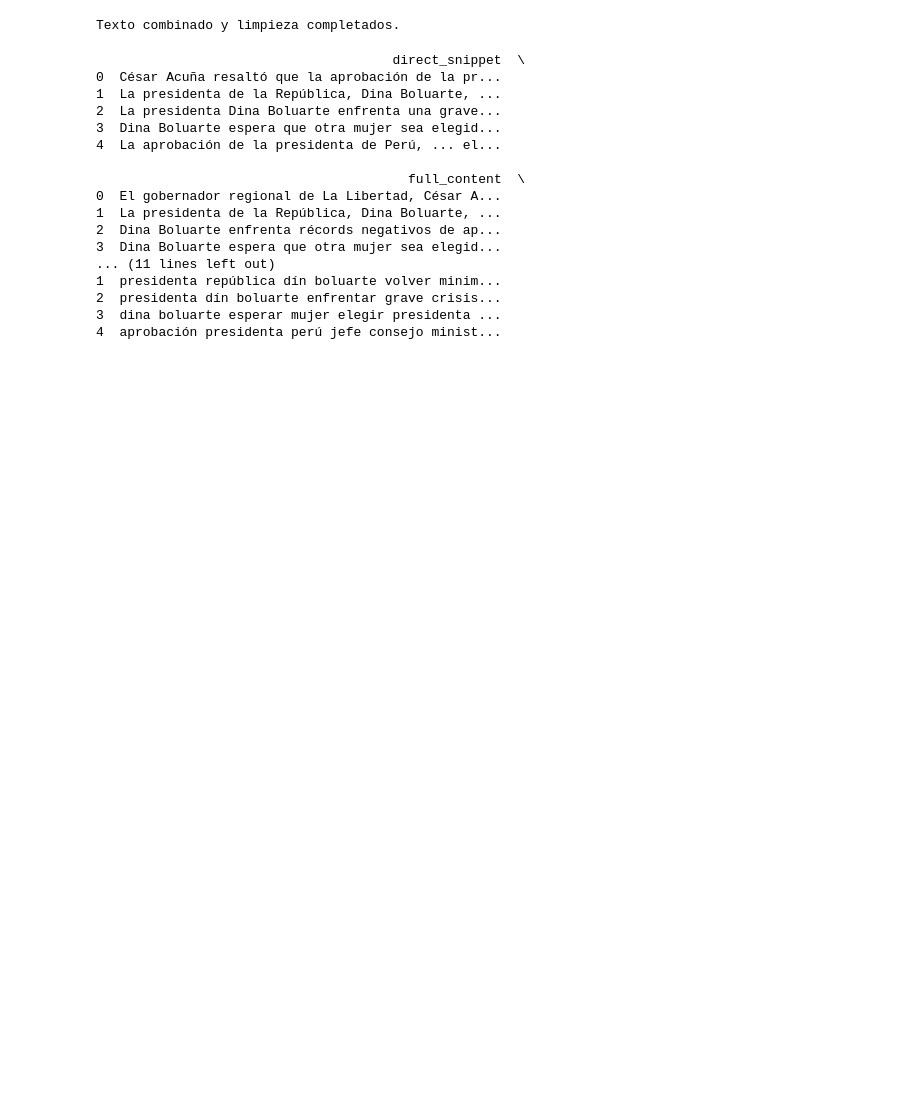
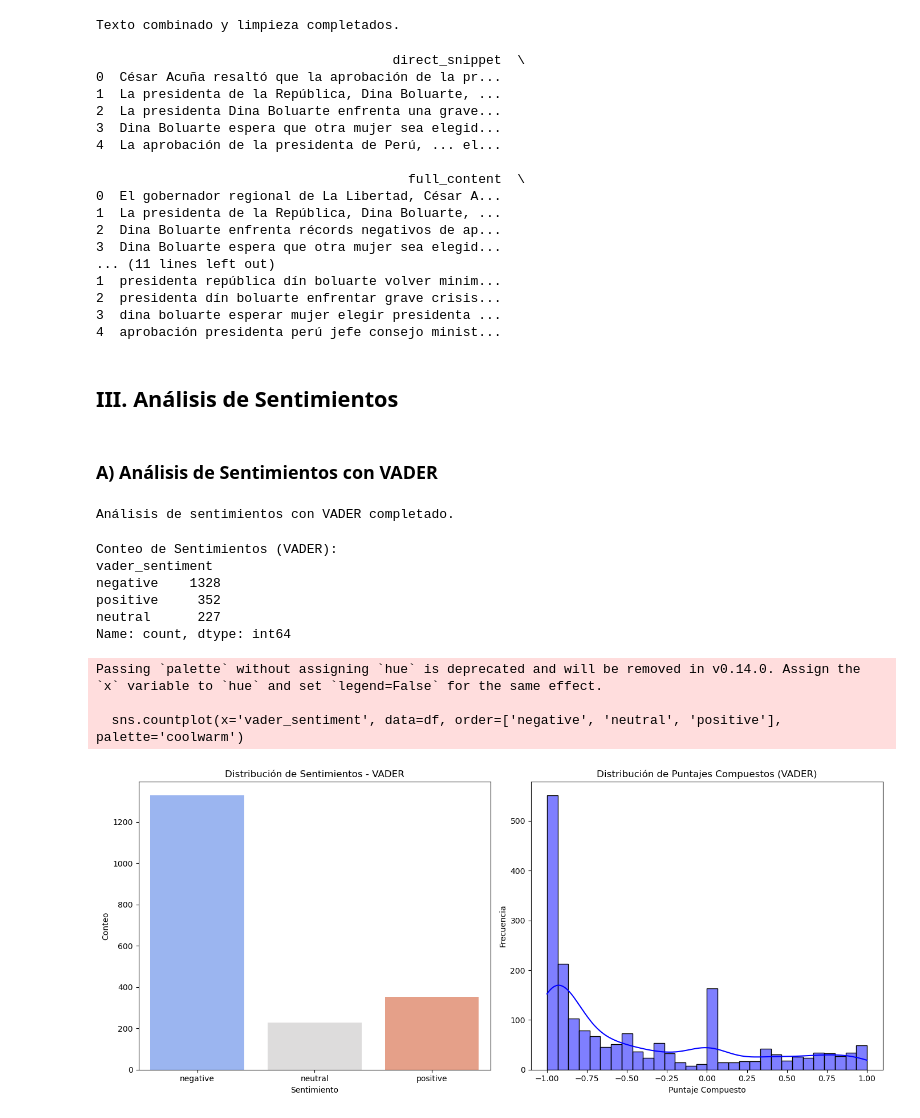
Before and after one commit to Amos-Luna/npl_final_challenge, a Jupyter notebook: notebooks/data_processing_120225.ipynb, the cells around one changed output. Cells and saved outputs as stored; diff of their text form; code cells hidden in the pictures; blank space fills up the shorter version.

Commit message:
Se cambio el Data Processing

```diff
--- a/notebooks/data_processing_120225.ipynb
+++ b/notebooks/data_processing_120225.ipynb
@@ -102,15 +101,13 @@ def get_spacy_embeddings(text):
 # %% [markdown]
 ### Carga de Datos y Creación del DataFrame
 # %%
-# Especifica el directorio donde se encuentran tus archivos JSON
-data_directory = '../Data'  # Ajusta la ruta según tu estructura
+data_directory = '../Data'
 
-# Cargar datos desde todos los archivos JSON en el directorio
-data = load_json_files_from_directory(data_directory)
+# Cargar datos desde todos los archivos JSON
+data = load_json_files(data_directory)
 df = pd.DataFrame(data)
 print(f"Total de registros cargados: {df.shape[0]}")
 
-# Visualizar algunas columnas para confirmar la estructura
 df.head()
 # %% [output]
 Archivo cargado: ../Data\data_extracted_topic_1_12022025.json
@@ -154,3 +151,51 @@ print(df[['direct_snippet', 'full_content', 'combined_text', 'clean_text']].head
 2  presidenta dín boluarte enfrentar grave crisis...
 3  dina boluarte esperar mujer elegir presidenta ...
 4  aprobación presidenta perú jefe consejo minist...
+# %% [markdown]
+## III. Análisis de Sentimientos
+# %% [markdown]
+### A) Análisis de Sentimientos con VADER
+# %%
+analyzer = SentimentIntensityAnalyzer()
+df['vader_score'] = df['combined_text'].apply(lambda x: analyzer.polarity_scores(x)['compound'])
+df['vader_sentiment'] = df['vader_score'].apply(lambda x: 'positive' if x > 0.2 else ('negative' if x < -0.2 else 'neutral'))
+print("Análisis de sentimientos con VADER completado.")
+# %% [output]
+Análisis de sentimientos con VADER completado.
+# %%
+# Conteo de sentimientos
+vader_counts = df['vader_sentiment'].value_counts()
+print("Conteo de Sentimientos (VADER):")
+print(vader_counts)
+# %% [output]
+Conteo de Sentimientos (VADER):
+vader_sentiment
+negative    1328
+positive     352
+neutral      227
+Name: count, dtype: int64
+# %%
+
+plt.figure(figsize=(14, 6))
+
+# Gráfico de barras de la distribución (VADER)
+plt.subplot(1, 2, 1)
+sns.countplot(x='vader_sentiment', data=df, order=['negative', 'neutral', 'positive'], palette='coolwarm')
+plt.title("Distribución de Sentimientos - VADER")
+plt.xlabel("Sentimiento")
+plt.ylabel("Conteo")
+
+# Histograma del score compuesto
+plt.subplot(1, 2, 2)
+sns.histplot(df['vader_score'], bins=30, kde=True, color='blue')
+plt.title("Distribución de Puntajes Compuestos (VADER)")
+plt.xlabel("Puntaje Compuesto")
+plt.ylabel("Frecuencia")
+
+plt.tight_layout()
+plt.show()
+# %% [output]
+Passing `palette` without assigning `hue` is deprecated and will be removed in v0.14.0. Assign the `x` variable to `hue` and set `legend=False` for the same effect.
+
+  sns.countplot(x='vader_sentiment', data=df, order=['negative', 'neutral', 'positive'], palette='coolwarm')
+[figure, added]
```
Also changed, not shown: parts of 24 cells of this notebook.
